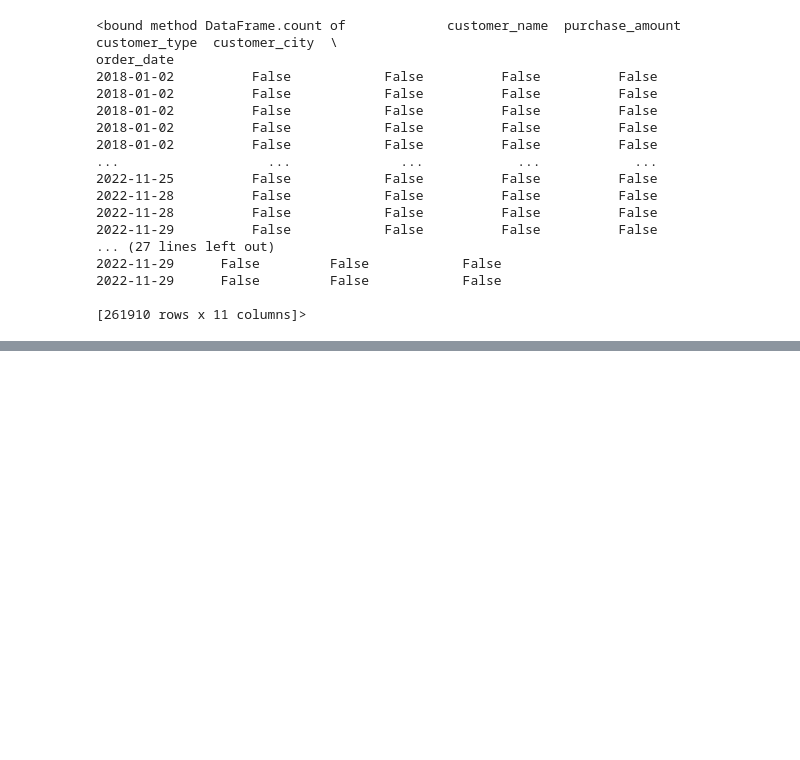
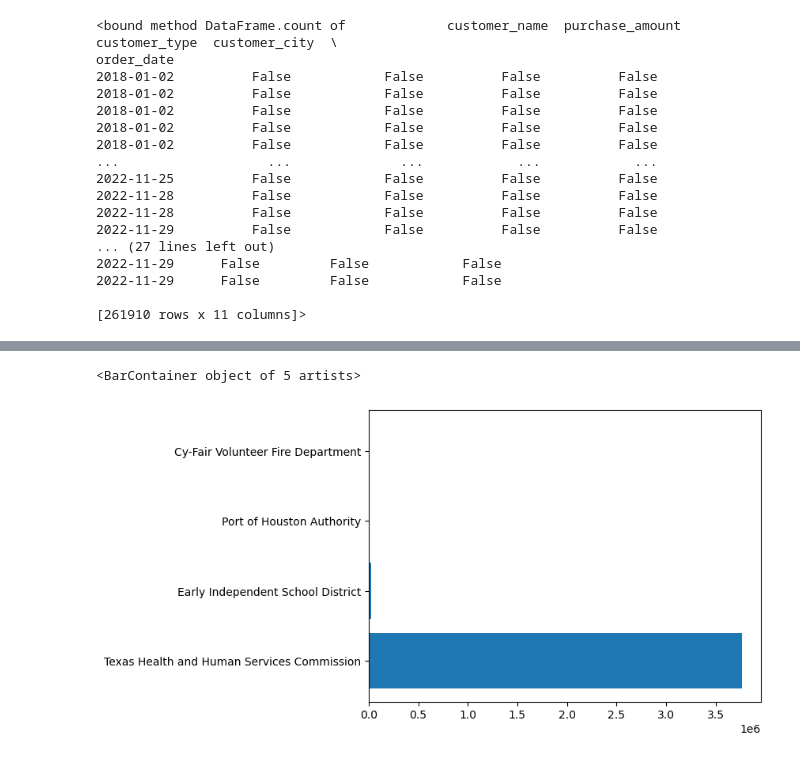
Before and after one commit to The-Real-MVPs/cisco-time-series-analysis, a Jupyter notebook: rosenberger/rosenberger_notebook.ipynb, the cells around one changed output, grey strips where cells are left out. Saved outputs shown, nothing was run; the diff lists cells and outputs as text; code cells hidden in the pictures; blank space fills up the shorter version.

```diff
--- a/rosenberger/rosenberger_notebook.ipynb
+++ b/rosenberger/rosenberger_notebook.ipynb
@@ -466,0 +513,8 @@ order_date
+# %%
+jan2 = pandemic_df.loc[pandemic_df.index == '01-02-2020']
+jan2purchases = jan2.sort_values(by=['order_quantity'], ascending = False).head(5)
+fig, ax = plt.subplots()
+ax.barh(data.customer_name, data.order_quantity)
+# %% [output]
+<BarContainer object of 5 artists>
+[figure, added]
```
Also changed, not shown: parts of 31 cells of this notebook.
